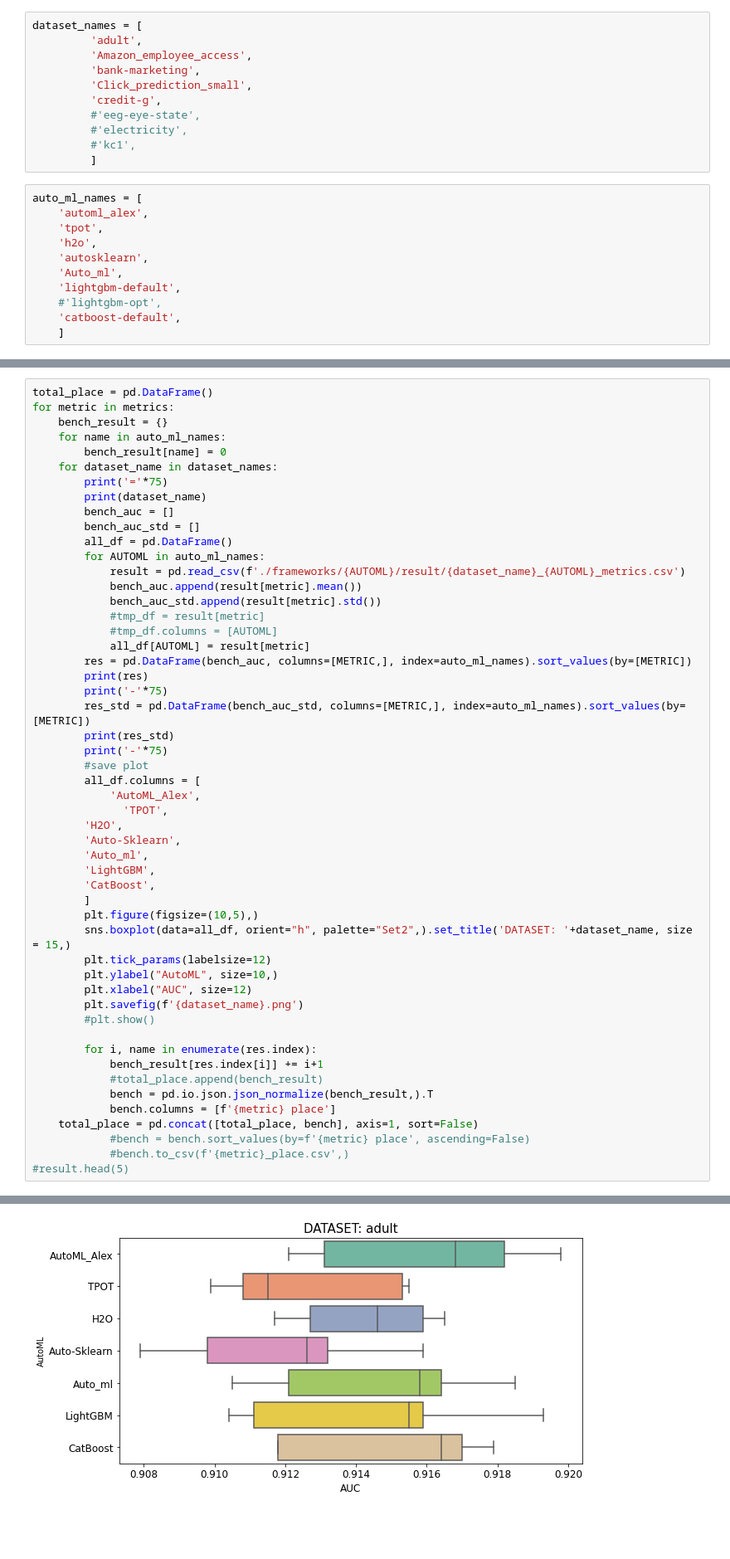
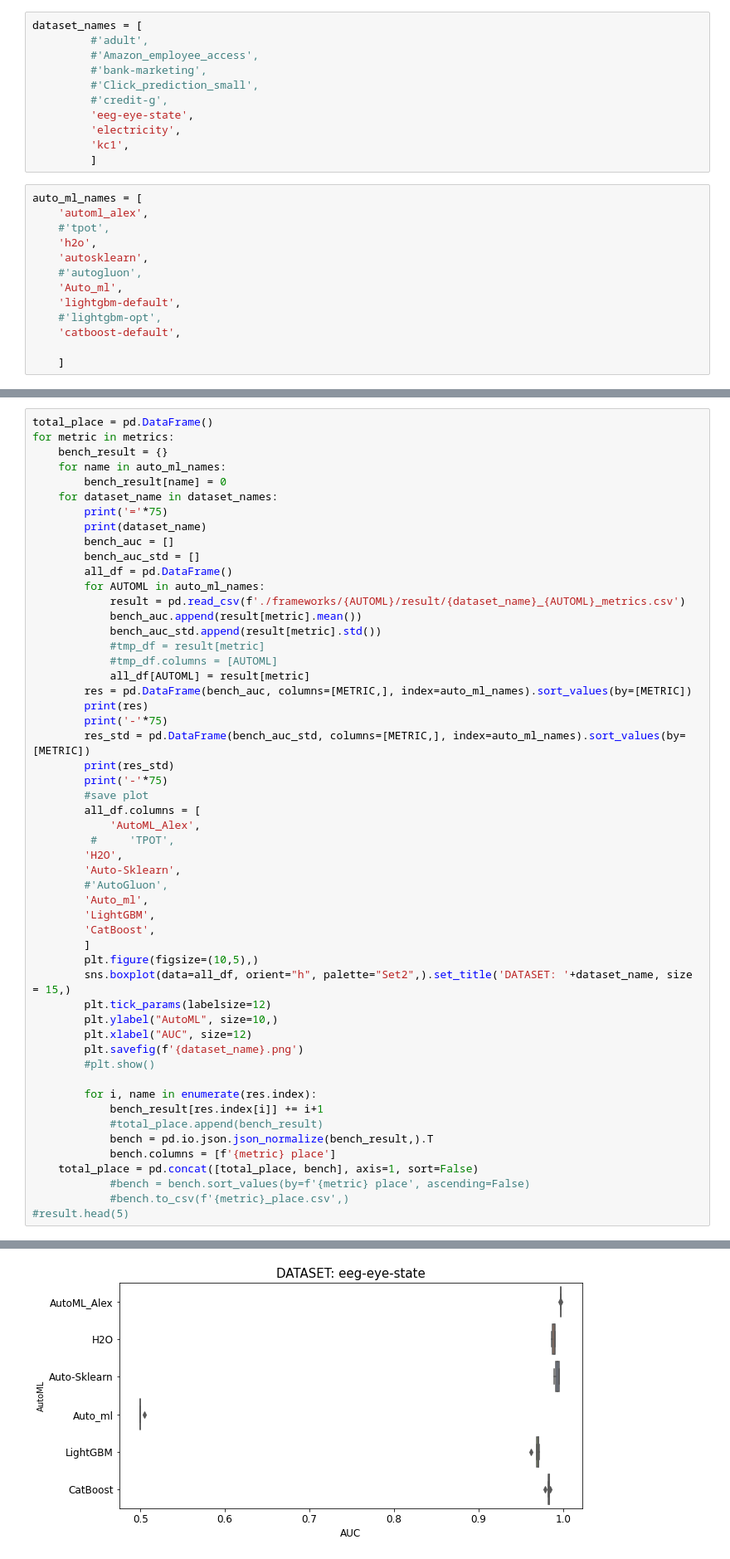
Before and after one commit to Alex-Lekov/AutoML-Benchmark, a Jupyter notebook: binary-classification/bench_v1.ipynb, the cells around one changed output, grey strips where cells are left out. Shown: that part at 83% size. Drawn from its saved outputs; the diff is of its cells as text; blank space fills up the shorter version.

Commit message:
finish Auto-sklearn bench

```diff
--- a/binary-classification/bench_v1.ipynb
+++ b/binary-classification/bench_v1.ipynb
@@ -6,25 +6,27 @@ import matplotlib.pyplot as plt
 import seaborn as sns
 # %%
 dataset_names = [
-         'adult',
-         'Amazon_employee_access',
-         'bank-marketing',
-         'Click_prediction_small',
-         'credit-g',
-         #'eeg-eye-state',
-         #'electricity',
-         #'kc1',
+         #'adult',
+         #'Amazon_employee_access',
+         #'bank-marketing',
+         #'Click_prediction_small',
+         #'credit-g',
+         'eeg-eye-state',
+         'electricity',
+         'kc1',
          ]
 # %%
 auto_ml_names = [
     'automl_alex',
-    'tpot',
+    #'tpot',
     'h2o',
     'autosklearn',
+    #'autogluon',
     'Auto_ml',
     'lightgbm-default',
     #'lightgbm-opt',
     'catboost-default',
+
     ]
 # %%
 METRIC = 'AUC'
@@ -60,9 +62,10 @@ for metric in metrics:
         #save plot
         all_df.columns = [
             'AutoML_Alex',
-              'TPOT',
+         #     'TPOT',
         'H2O',
         'Auto-Sklearn',
+        #'AutoGluon',
         'Auto_ml',
         'LightGBM',
         'CatBoost',
@@ -104,2 +107,2 @@ h2o               0.047901
 ---------------------------------------------------------------------------
-[figure, old version]
+[figure, new version]
```
Also changed, not shown: parts of 2 cells of this notebook, 5 other files.
